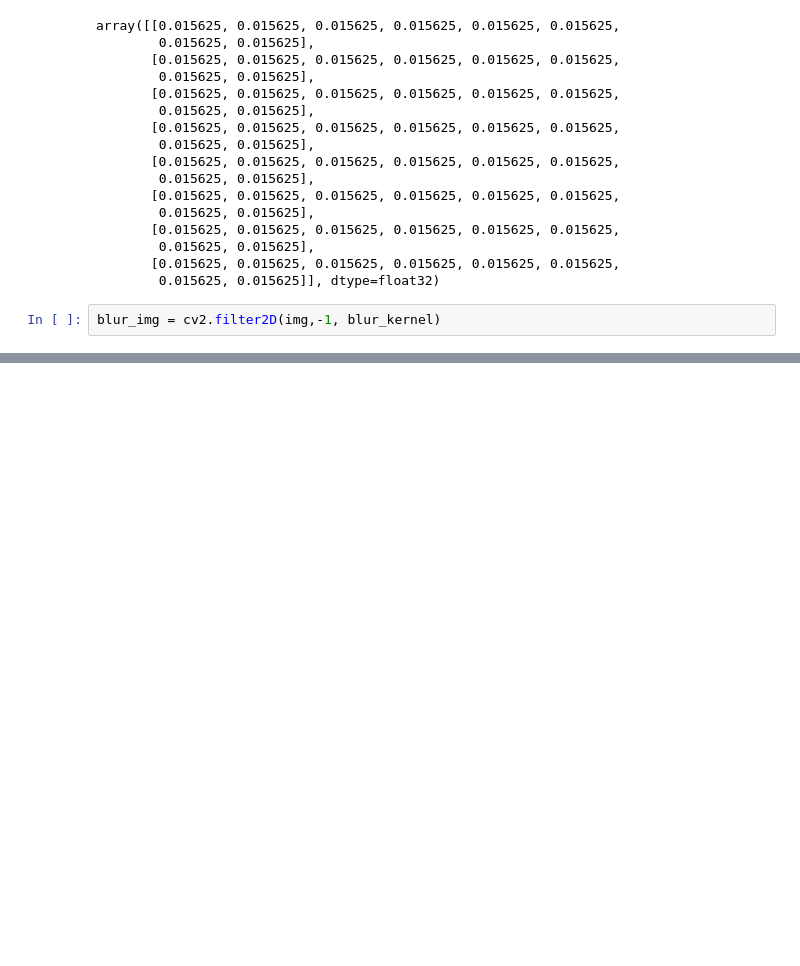
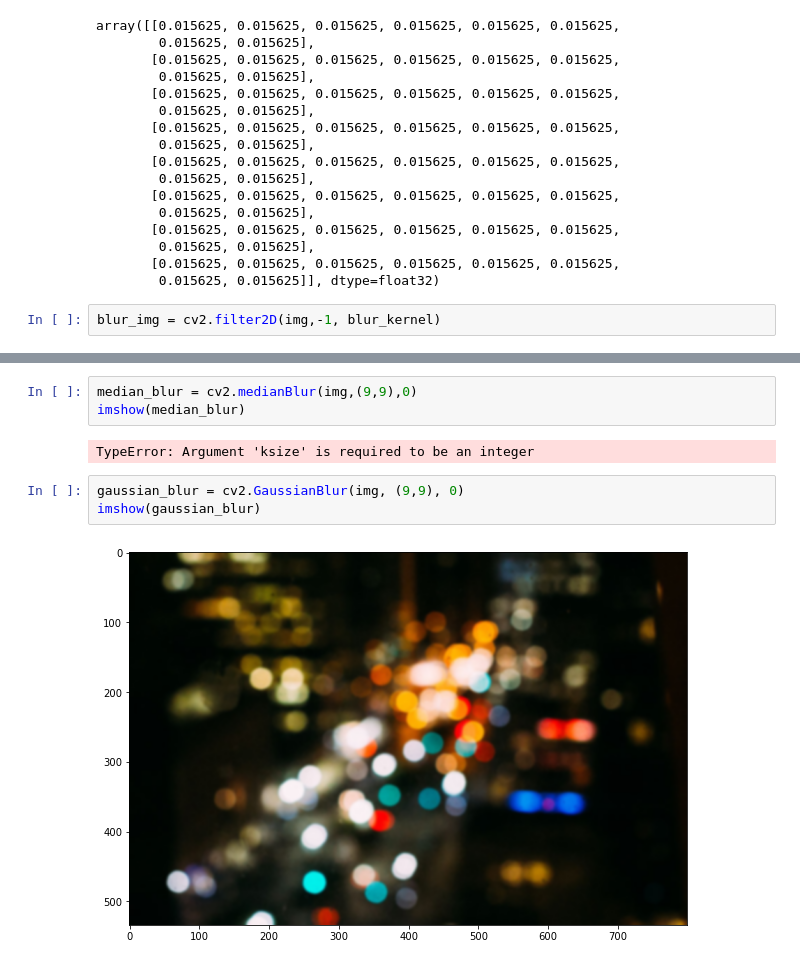
Before and after one commit to fistadev/AISpring21, a Jupyter notebook: M6 - Computer Vision/CV3 - Histograms, transformations and Bitwise ops/Bitwise operators.ipynb, the cells around one changed output, grey strips where cells are left out. Cells and saved outputs as stored; diff of their text form; blank space fills up the shorter version.

```diff
--- a/M6 - Computer Vision/CV3 - Histograms, transformations and Bitwise ops/Bitwise operators.ipynb
+++ b/M6 - Computer Vision/CV3 - Histograms, transformations and Bitwise ops/Bitwise operators.ipynb
@@ -151,0 +153,10 @@ imshow(img_blur_2)
+# %%
+median_blur = cv2.medianBlur(img,(9,9),0)
+imshow(median_blur)
+# %% [output]
+TypeError: Argument 'ksize' is required to be an integer
+# %%
+gaussian_blur = cv2.GaussianBlur(img, (9,9), 0)
+imshow(gaussian_blur)
+# %% [output]
+[figure, added]
```
Also changed, not shown: parts of 5 cells of this notebook, 4 other files.
